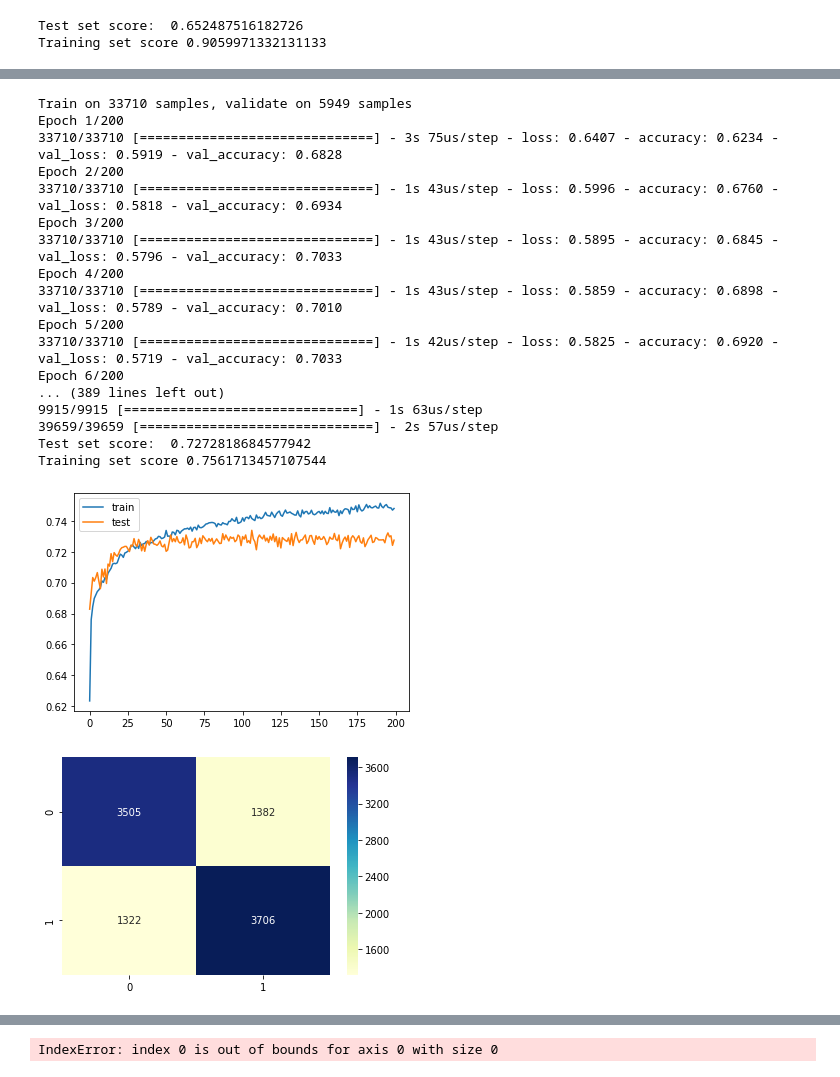
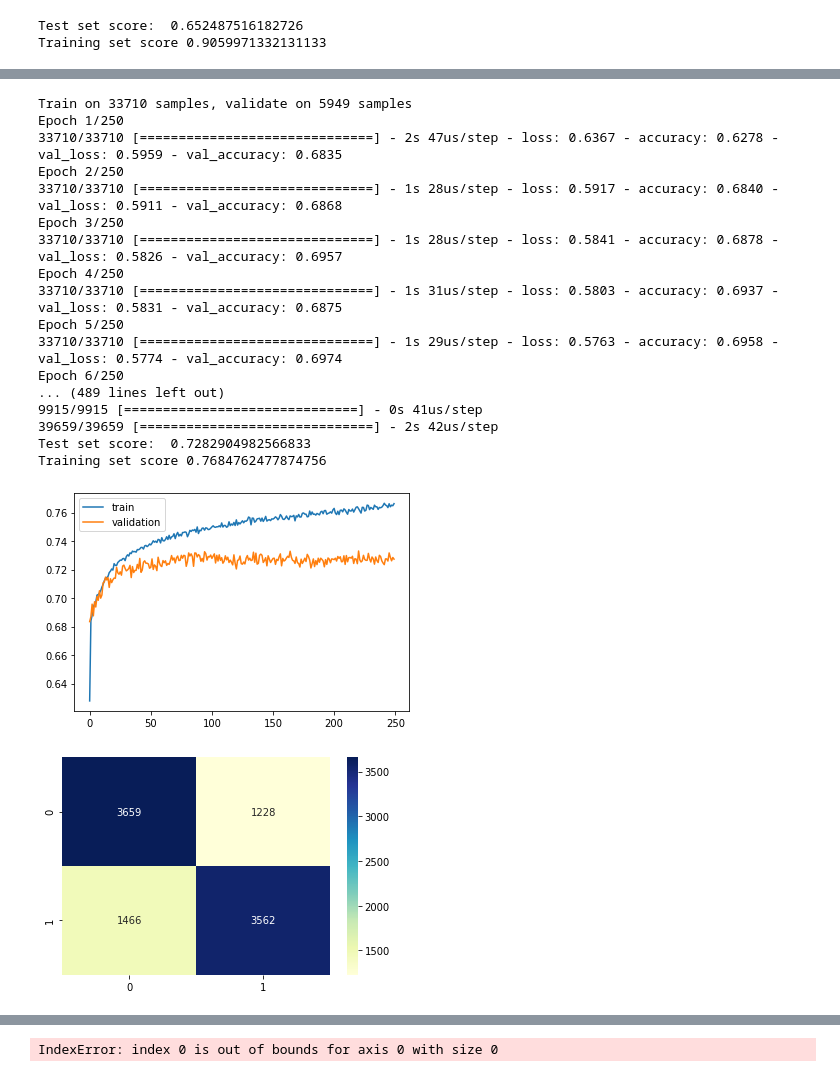
Before and after one commit to RachaelDing/733MIMIC_analysis, a Jupyter notebook: NN.ipynb, the cells around one changed output, grey strips where cells are left out. Cells and saved outputs as stored; diff of their text form; code cells hidden in the pictures.

```diff
--- a/NN.ipynb
+++ b/NN.ipynb
@@ -101,11 +71,11 @@ Counter({0: 24787, 1: 24787})
 sc = preprocessing.StandardScaler()
 mm = preprocessing.MinMaxScaler()
 # X = sc.fit_transform(X)
-X1 = mm.fit_transform(X1)
-X2 = mm.fit_transform(X2)
+mm.fit(pd.concat([X1, X2]))
+X1 = mm.transform(X1)
+X2 = mm.transform(X2)
 # kb = preprocessing.KBinsDiscretizer(n_bins=3, encode='ordinal', strategy='quantile')
 # y1 = kb.fit_transform(y1.to_numpy().reshape(-1, 1))
 # y1 = y1.flatten()
-
 X2
 # %% [output]
@@ -167,17 +115,0 @@ print(rf_score2)
-# %%
-# Baseline 1: Random Forest
-rfc = RandomForestClassifier(max_depth=10, random_state=0)
-rfc.fit(X_train2, y_train2)
-importance = rfc.feature_importances_
-fig, ax = plt.subplots(figsize=(20, 10))
-a, b = zip(*sorted(zip(importance,feature_names), reverse=True))
-
-ax.bar(b, a)
-
-ax.set_xticklabels(labels = b, rotation=90)
-ax.grid()
-rf_score1 = rfc.score(X_test2, y_test2)
-rf_score2 = rfc.score(X_train2, y_train2)
-print(rf_score1)
-print(rf_score2)
-# fig.savefig('plots/los-fi.png')
@@ -288,41 +205,40 @@ sns.heatmap(cm, annot=True, fmt="d", cmap="YlGnBu");
 # %%
-l_model = nn(X_train2.shape[1])
-training = l_model.fit(X_train2, y_train2, validation_split=0.15, epochs=200, batch_size=100)
-nn_score = l_model.evaluate(X_test2, y_test2)
-nn_score2 = l_model.evaluate(X_train2, y_train2)
+l_model_7 = nn(X_train2.shape[1])
+training = l_model_7.fit(X_train2, y_train2, validation_split=0.15, epochs=250, batch_size=128)
+nn_score = l_model_7.evaluate(X_test2, y_test2)
+nn_score2 = l_model_7.evaluate(X_train2, y_train2)
 print('Test set score: ', nn_score[1])
 print('Training set score', nn_score2[1])
 plt.plot(training.history['accuracy'], label='train')
-plt.plot(training.history['val_accuracy'], label='test')
+plt.plot(training.history['val_accuracy'], label='validation')
 plt.legend()
 plt.show()
 # %% [output]
 Train on 33710 samples, validate on 5949 samples
-Epoch 1/200
-33710/33710 [==============================] - 3s 75us/step - loss: 0.6407 - accuracy: 0.6234 - val_loss: 0.5919 - val_accuracy: 0.6828
-Epoch 2/200
-33710/33710 [==============================] - 1s 43us/step - loss: 0.5996 - accuracy: 0.6760 - val_loss: 0.5818 - val_accuracy: 0.6934
-Epoch 3/200
-33710/33710 [==============================] - 1s 43us/step - loss: 0.5895 - accuracy: 0.6845 - val_loss: 0.5796 - val_accuracy: 0.7033
-Epoch 4/200
-33710/33710 [==============================] - 1s 43us/step - loss: 0.5859 - accuracy: 0.6898 - val_loss: 0.5789 - val_accuracy: 0.7010
-Epoch 5/200
-33710/33710 [==============================] - 1s 42us/step - loss: 0.5825 - accuracy: 0.6920 - val_loss: 0.5719 - val_accuracy: 0.7033
-Epoch 6/200
-... (389 lines left out)
-9915/9915 [==============================] - 1s 63us/step
-39659/39659 [==============================] - 2s 57us/step
-Test set score:  0.7272818684577942
-Training set score 0.7561713457107544
+Epoch 1/250
+33710/33710 [==============================] - 2s 47us/step - loss: 0.6367 - accuracy: 0.6278 - val_loss: 0.5959 - val_accuracy: 0.6835
+Epoch 2/250
+33710/33710 [==============================] - 1s 28us/step - loss: 0.5917 - accuracy: 0.6840 - val_loss: 0.5911 - val_accuracy: 0.6868
+Epoch 3/250
+33710/33710 [==============================] - 1s 28us/step - loss: 0.5841 - accuracy: 0.6878 - val_loss: 0.5826 - val_accuracy: 0.6957
+Epoch 4/250
+33710/33710 [==============================] - 1s 31us/step - loss: 0.5803 - accuracy: 0.6937 - val_loss: 0.5831 - val_accuracy: 0.6875
+Epoch 5/250
+33710/33710 [==============================] - 1s 29us/step - loss: 0.5763 - accuracy: 0.6958 - val_loss: 0.5774 - val_accuracy: 0.6974
+Epoch 6/250
+... (489 lines left out)
+9915/9915 [==============================] - 0s 41us/step
+39659/39659 [==============================] - 2s 42us/step
+Test set score:  0.7282904982566833
+Training set score 0.7684762477874756
-[figure, old version]
+[figure, new version]
 # %%
-y_pred2 = l_model.predict(X_test2)
+y_pred2 = l_model_7.predict(X_test2)
 
 y_pred2 = np.round(y_pred2)
 
 
-
 cm = confusion_matrix(y_test2, y_pred2)
 sns.heatmap(cm, annot=True, fmt="d", cmap="YlGnBu");
 # %% [output]
-[figure, old version]
+[figure, new version]
```
Also changed, not shown: parts of 30 cells of this notebook, 2 other files.
